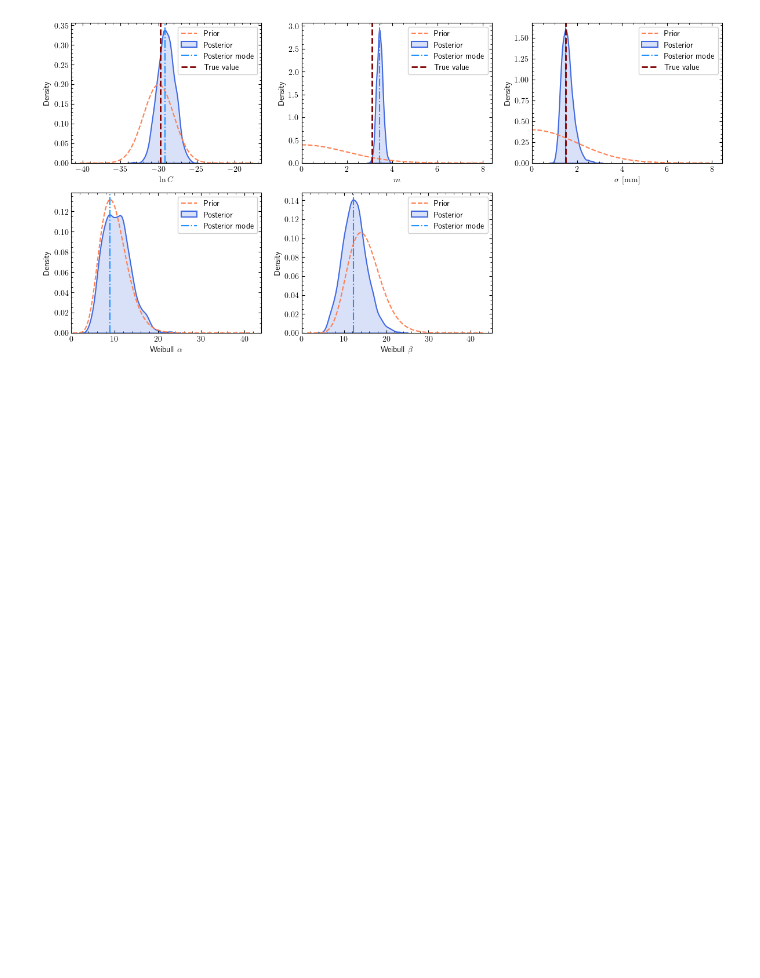
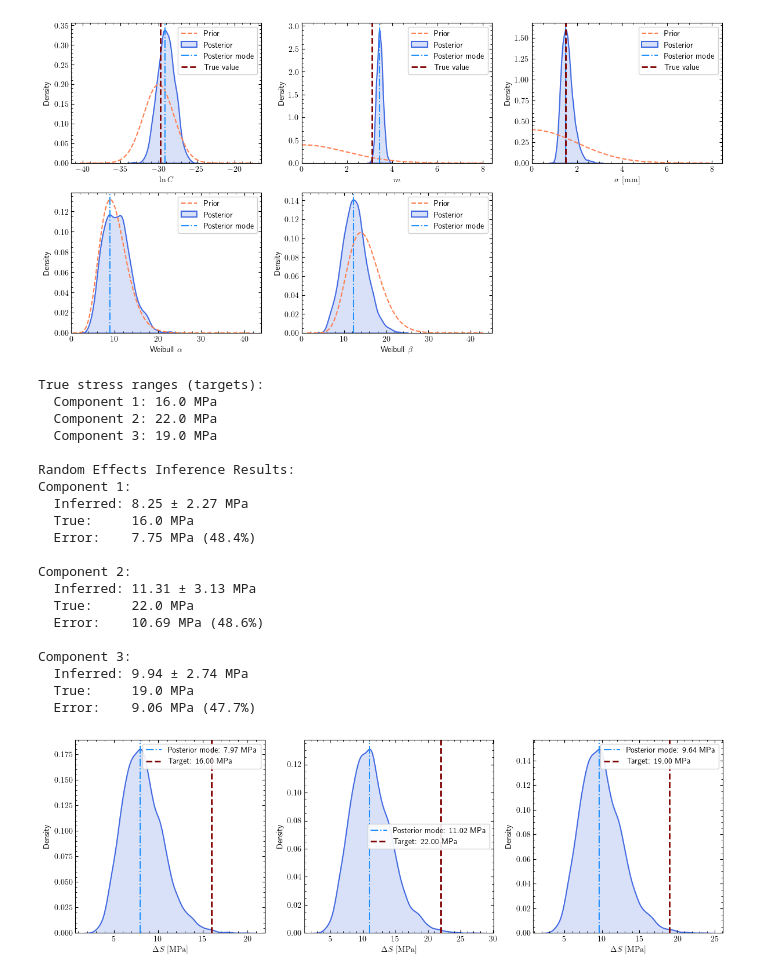
Before and after one commit to nsilionis/hierarchical-crack-growth-monitoring, a Jupyter notebook: notebooks/demo_classic_fatigue.ipynb, the cells around one changed output. Cells and saved outputs as stored; diff of their text form; code cells hidden in the pictures; blank space fills up the shorter version.

Commit message:
Enhanced visualisation further.

```diff
--- a/notebooks/demo_classic_fatigue.ipynb
+++ b/notebooks/demo_classic_fatigue.ipynb
@@ -323,7 +323,7 @@ obs_generator = CrackObservationGenerator(trajectories, random_seed=42)
 
 # Generate uniform observations with moderate noise
 uniform_observations = obs_generator.create_observations(
-    n_points=8,            # 8 observations per component
+    n_points=[8, 8, 8],            # 8 observations per component
     strategy='uniform',    # Evenly spaced observations
     std_dev=1.5,           # 1.5mm standard deviation noise
     include_endpoints=True,
@@ -916,3 +895,68 @@ fig, axes = plot_prior_posterior_comparison(
 )
 # %% [output]
 [figure]
+# %%
+# Demonstrate the new random effects visualization function
+from src.visualisation import plot_random_effect_posteriors
+
+# Define targets for the random effects (stress ranges)
+# These are the true stress ranges used in our controlled experiment
+stress_targets = {
+    "ds[0]": controlled_data['stress_ranges'][0],  # Component 1: 16.0 MPa
+    "ds[1]": controlled_data['stress_ranges'][1],  # Component 2: 22.0 MPa
+    "ds[2]": controlled_data['stress_ranges'][2],  # Component 3: 19.0 MPa
+}
+
+print("True stress ranges (targets):")
+for key, value in stress_targets.items():
+    component_num = key.split('[')[1].split(']')[0]
+    print(f"  Component {int(component_num)+1}: {value:.1f} MPa")
+
+# Create the random effects posterior plot
+fig, axes = plot_random_effect_posteriors(
+    posterior_samples=mtl_results['samples'],
+    targets=stress_targets,
+    param_name="ds",
+    plot_var_name=r"$\Delta S \ \mathrm{[MPa]}$",
+    figsize=(12.0, 4.0),
+    n_cols=3,
+    point_estimate='mode',
+    save_fig_name="random_effects_stress_ranges_mtl.pdf"
+)
+
+# Print some insights about the inference
+print("\nRandom Effects Inference Results:")
+for i in range(3):
+    inferred_mean = mtl_results['summary']['mean'][f'ds[{i}]']
+    inferred_sd = mtl_results['summary']['sd'][f'ds[{i}]']
+    true_value = controlled_data['stress_ranges'][i]
+    error = abs(inferred_mean - true_value)
+    relative_error = (error / true_value) * 100
+
+    print(f"Component {i+1}:")
+    print(f"  Inferred: {inferred_mean:.2f} ± {inferred_sd:.2f} MPa")
+    print(f"  True:     {true_value:.1f} MPa")
+    print(f"  Error:    {error:.2f} MPa ({relative_error:.1f}%)")
+    print()
+# %% [output]
+True stress ranges (targets):
+  Component 1: 16.0 MPa
+  Component 2: 22.0 MPa
+  Component 3: 19.0 MPa
+
+Random Effects Inference Results:
+Component 1:
+  Inferred: 8.25 ± 2.27 MPa
+  True:     16.0 MPa
+  Error:    7.75 MPa (48.4%)
+
+Component 2:
+  Inferred: 11.31 ± 3.13 MPa
+  True:     22.0 MPa
+  Error:    10.69 MPa (48.6%)
+
+Component 3:
+  Inferred: 9.94 ± 2.74 MPa
+  True:     19.0 MPa
+  Error:    9.06 MPa (47.7%)
+[figure, added]
```
Also changed, not shown: parts of 8 cells of this notebook.
